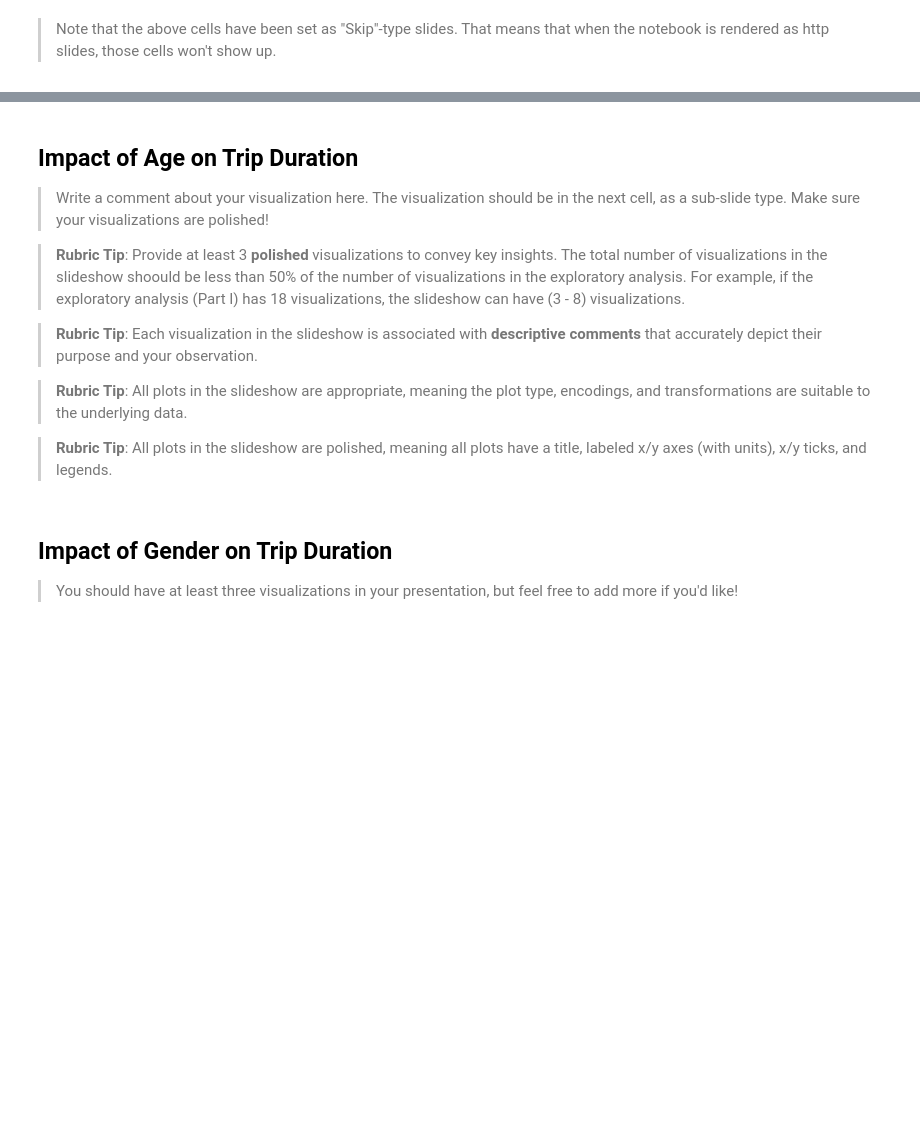
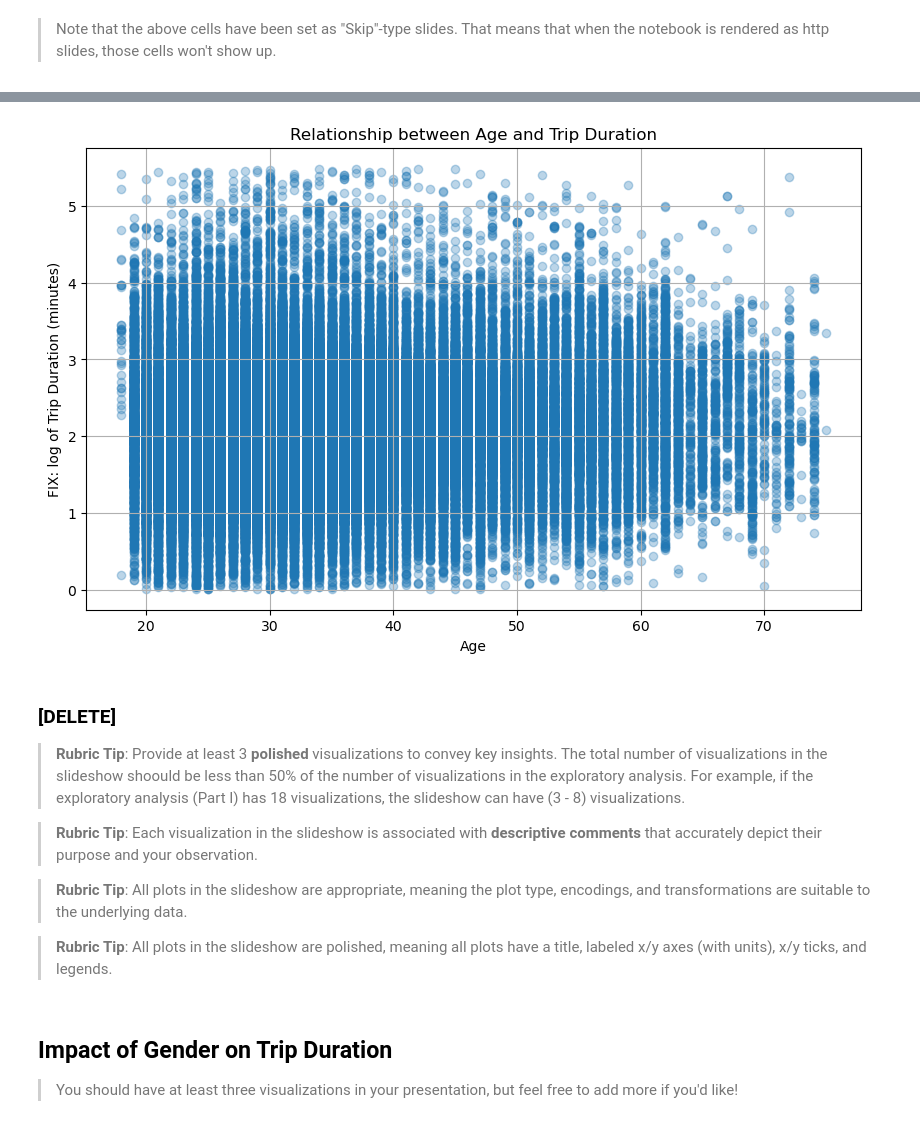
Before and after one commit to kaydee98/DataAnalytics, a Jupyter notebook: DataVisualization/Part_II_FordGoBike_slide_deck.ipynb, the cells around one changed output, grey strips where cells are left out. Cells and saved outputs as stored; diff of their text form; code cells hidden in the pictures; blank space fills up the shorter version.

Commit message:
Completed Impact of Age on Trip Duration

```diff
--- a/DataVisualization/Part_II_FordGoBike_slide_deck.ipynb
+++ b/DataVisualization/Part_II_FordGoBike_slide_deck.ipynb
@@ -37,0 +40,23 @@ that when the notebook is rendered as http slides, those cells won't show up.
+# %%
+## Make a copy of the dataset before cleaning and explanatory analysis
+ford_gobike_cleaned = ford_gobike_data.copy()
+# %%
+## Filter the dataset to remove variables not needed for analysis
+filtered_columns = ['duration_sec', 'member_birth_year', 'user_type', 'member_gender']
+ford_gobike_cleaned = ford_gobike_cleaned[filtered_columns]
+# %%
+## Convert Birth Year to Age
+current_year = 2019
+ford_gobike_cleaned['member_age'] = current_year - ford_gobike_cleaned['member_birth_year']
+
+# Convert Duration to Minutes for better readability
+ford_gobike_cleaned['duration_minute'] = ford_gobike_cleaned['duration_sec']/60
+
+## Remove Outliers from dataset
+age_min, age_max = 18, 75 # Set age range, above 70 seems unlikely or improbable
+duration_max_minute = 240 # 4 hours in minutes, most rides in the exploration were around 200 minutes
+
+# Filter the dataset to remove rows with unrealistic ages and extremely long durations
+ford_gobike_cleaned = ford_gobike_cleaned[(ford_gobike_cleaned['member_age'] >= age_min)
+                                        & (ford_gobike_cleaned['member_age'] <= age_max)
+                                        & (ford_gobike_cleaned['duration_minute'] <= duration_max_minute)]
@@ -38,8 +68,18 @@ that when the notebook is rendered as http slides, those cells won't show up.
+# %%
+ford_gobike_cleaned['log_duration_minute'] = np.log(ford_gobike_cleaned['duration_minute'])
+
+plt.figure(figsize=(10, 6))
+plt.scatter(ford_gobike_cleaned['member_age'], ford_gobike_cleaned['log_duration_minute'], alpha=0.3)
+plt.title('Relationship between Age and Trip Duration')
+plt.xlabel('Age')
+plt.ylabel('FIX: log of Trip Duration (minutes)')
+plt.grid(True)
+plt.show()
+# %% [output]
+[figure, added]
 # %% [markdown]
-## Impact of Age on Trip Duration
 
-> Write a comment about your visualization here. The visualization should be in the next cell, as a sub-slide type. Make sure your visualizations are polished!
-
+### [DELETE]
 > **Rubric Tip**: Provide at least 3 **polished** visualizations to convey key insights. The total number of visualizations in the slideshow shoould be less than 50% of the number of visualizations in the exploratory analysis. For example, if the exploratory analysis (Part I) has 18 visualizations, the slideshow can have (3 - 8) visualizations.
 
 
```
Also changed, not shown: parts of 3 cells of this notebook.
